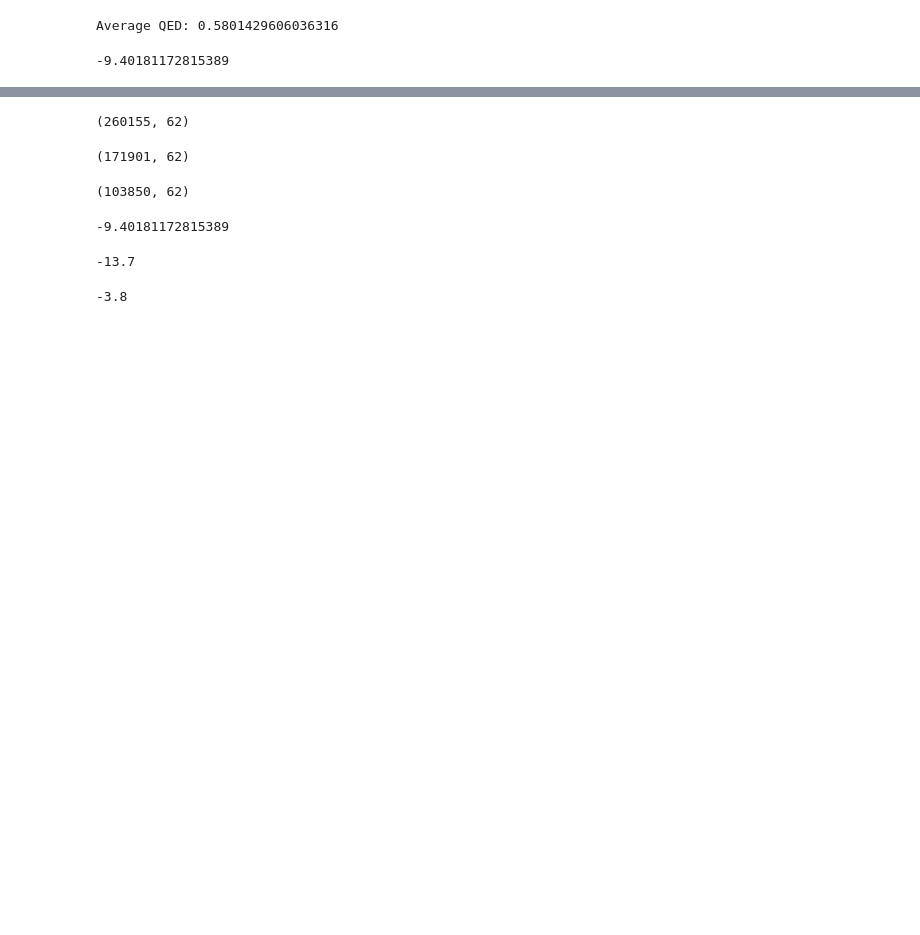
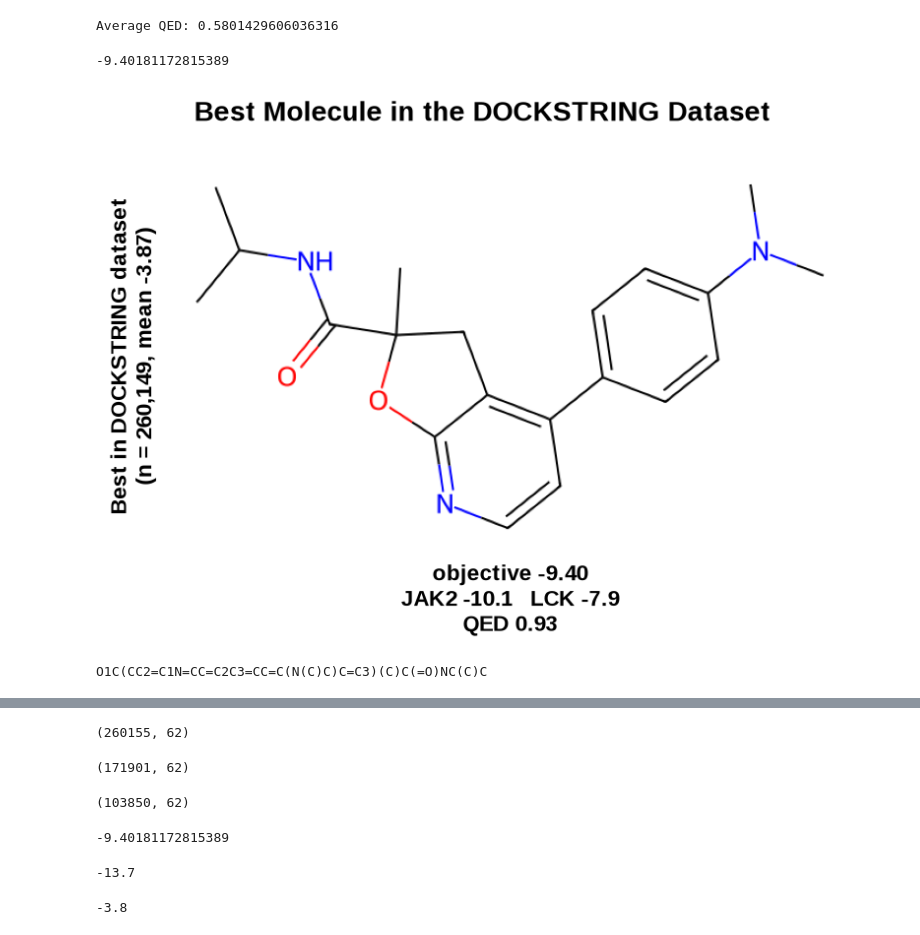
Before and after one commit to lemaryan/drugdesign, a Jupyter notebook: analysis.ipynb, the cells around one changed output, grey strips where cells are left out. Drawn from its saved outputs; the diff is of its cells as text; code cells hidden in the pictures; blank space fills up the shorter version.

```diff
--- a/analysis.ipynb
+++ b/analysis.ipynb
@@ -516,6 +541,33 @@ dataset["objective"] = (dataset["JAK2"].to_numpy()
 np.min(dataset["objective"])
 # %% [output]
 -9.40181172815389
+# %%
+# The best-objective molecule in the full DOCKSTRING dataset: the bar the agent
+# has to beat (config.LIBRARY_BEST_OBJECTIVE). Needs `dataset` with QED and
+# objective from the two cells above. Same panel layout as the Tanimoto figures.
+best = dataset.dropna(subset=["objective"]).nsmallest(1, "objective").iloc[0]
+
+plt.figure(figsize=(8, 5.5))
+plt.imshow(transparent_mol_image(best["smiles"], size=(640, 360)))
+plt.xticks([]); plt.yticks([]); plt.gca().set_frame_on(False)
+plt.xlabel(f"objective {best['objective']:.2f}\n"
+           f"JAK2 {best['JAK2']:.1f}   LCK {best['LCK']:.1f}\n"
+           f"QED {best['QED']:.2f}",
+           fontsize=16, fontweight="bold", labelpad=6)
+plt.ylabel(f"Best in DOCKSTRING dataset\n"
+           f"(n = {dataset['objective'].notna().sum():,}, "
+           f"mean {dataset['objective'].mean():.2f})",
+           fontweight="bold", fontsize=16)
+
+plt.suptitle("Best Molecule in the DOCKSTRING Dataset", fontweight="bold", size=20)
+plt.tight_layout()
+plt.savefig("figures/dockstring_best_molecule.png", dpi=300, transparent=True)
+plt.show()
+
+print(best["smiles"])
+# %% [output]
+[figure, added]
+O1C(CC2=C1N=CC=C2C3=CC=C(N(C)C)C=C3)(C)C(=O)NC(C)C
 # %%
 copy = dataset.copy()
 
```
Also changed, not shown: parts of 15 cells of this notebook, 27 other files.
